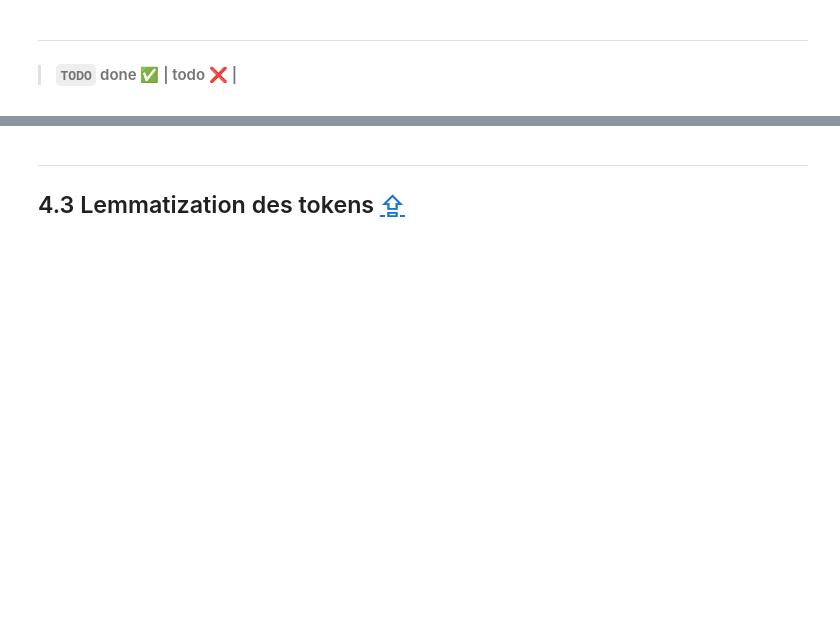
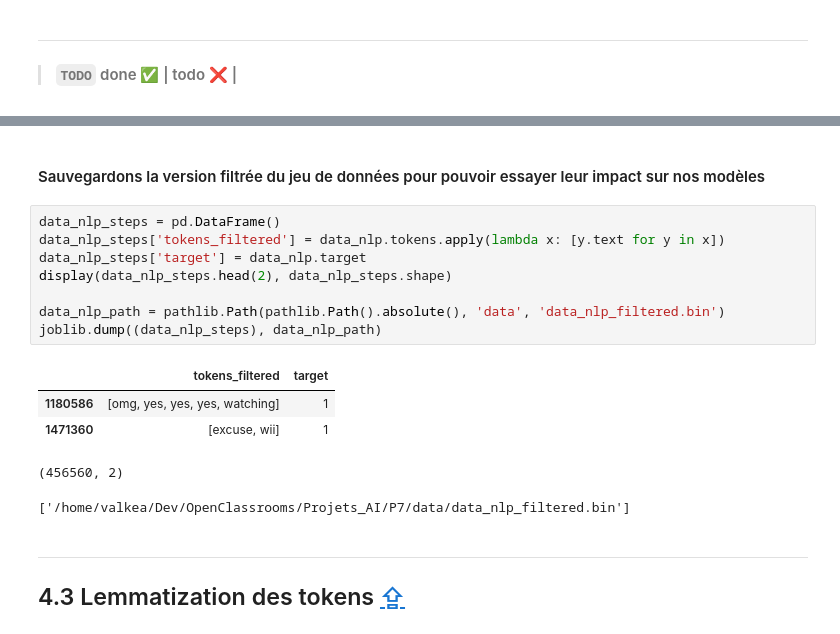
Before and after one commit to Valkea/OC_AI_07, a Jupyter notebook: 01_EDA.ipynb, the cells around one changed output, grey strips where cells are left out. Saved outputs shown, nothing was run; the diff lists cells and outputs as text; blank space fills up the shorter version.

```diff
--- a/01_EDA.ipynb
+++ b/01_EDA.ipynb
@@ -998,3 +1029,19 @@ data_nlp['tokens'] = data_nlp.tokens.apply(filter_tokens)
+# %% [markdown]
+#### Sauvegardons la version filtrée du jeu de données pour pouvoir essayer leur impact sur nos modèles
+# %%
+data_nlp_steps = pd.DataFrame()
+data_nlp_steps['tokens_filtered'] = data_nlp.tokens.apply(lambda x: [y.text for y in x])
+data_nlp_steps['target'] = data_nlp.target
+display(data_nlp_steps.head(2), data_nlp_steps.shape)
+
+data_nlp_path = pathlib.Path(pathlib.Path().absolute(), 'data', 'data_nlp_filtered.bin')
+joblib.dump((data_nlp_steps), data_nlp_path)
+# %% [output]
+|  | tokens_filtered | target |
+| 1180586 | [omg, yes, yes, yes, watching] | 1 |
+| 1471360 | [excuse, wii] | 1 |
+(456560, 2)
+['/home/valkea/Dev/OpenClassrooms/Projets_AI/P7/data/data_nlp_filtered.bin']
 # %% [markdown]
 ---
 ## 4.3 Lemmatization des tokens <a class="anchor" id="NLP_lemmatize"></a> [⇪](#menu)
```
Also changed, not shown: parts of 19 cells of this notebook, 1 other file.
